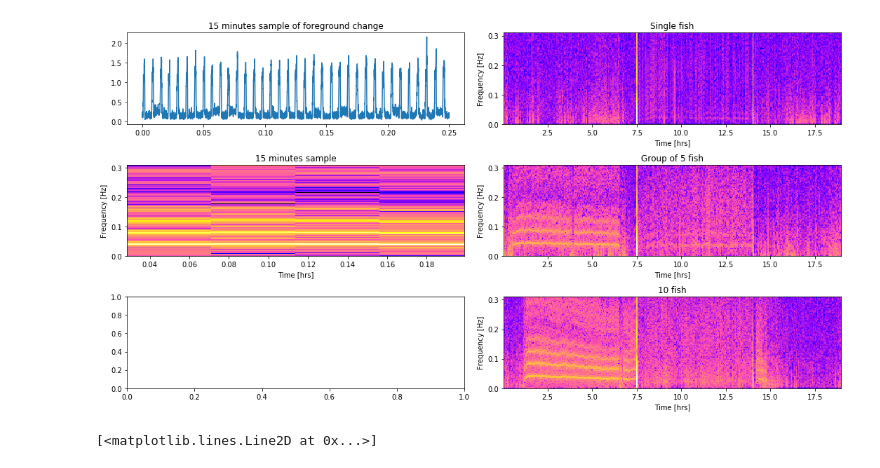
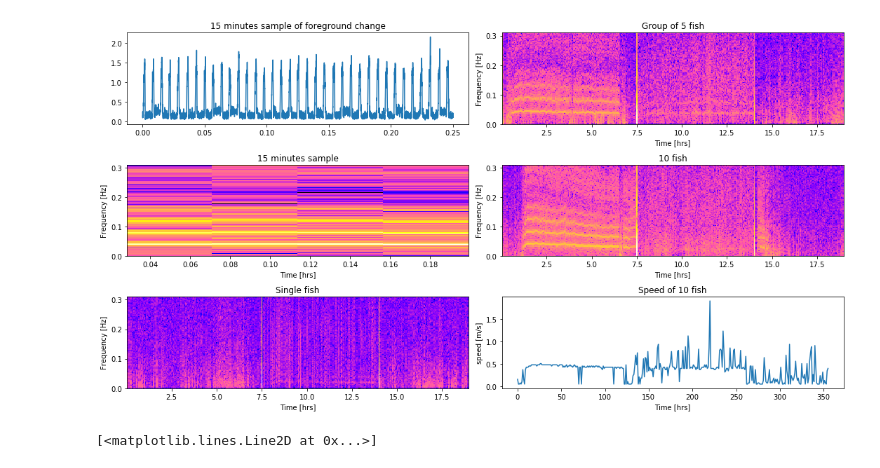
Before and after one commit to mixmixmix/parrtraks, a Jupyter notebook: AnalyseMigration.ipynb, the cells around one changed output. Saved outputs shown, nothing was run; the diff lists cells and outputs as text; code cells hidden in the pictures.

Commit message:
calculated speed

```diff
--- a/AnalyseMigration.ipynb
+++ b/AnalyseMigration.ipynb
@@ -54,57 +54,62 @@ frequencies15min, times15min, spectrogram15min = signal.spectrogram(min15sample,
                                                                     noverlap = 512)
 
 cmap = plt.get_cmap('gnuplot2')
-end = int(len(frequencies)/16) #only show low frequencies where movement happens
+end = int(len(frequencies1)/16) #only show low frequencies where movement happens
+
 
 
 #axes[row, column]
-axes[0, 0].plot(time[:len(min10sample)],min10sample)
+axes[0, 0].plot(time[:len(min15sample)],min15sample)
 axes[0, 0].set_title("15 minutes sample of foreground change")
+
 axes[1, 0].set_ylabel('[%] of image foreground change')
 axes[1, 0].set_ylabel('Time [hrs]')
-
-
-axes[1, 0].pcolormesh(times15min/3600, frequencies15min[:end], 10*np.log10(spectrogram10min[:end]), cmap=cmap)
+axes[1, 0].pcolormesh(times15min/3600, frequencies15min[:end], 10*np.log10(spectrogram15min[:end]), cmap=cmap)
 axes[1, 0].set_title("15 minutes sample")
 axes[1, 0].set_ylabel('Frequency [Hz]')
 axes[1, 0].set_xlabel('Time [hrs]')
 
-axes[0, 1].pcolormesh(times/3600, frequencies1[:end], 10*np.log10(spectrogram1[:end]), cmap=cmap)
-axes[0, 1].set_title("Single fish")
+axes[2, 0].pcolormesh(times/3600, frequencies1[:end], 10*np.log10(spectrogram1[:end]), cmap=cmap)
+axes[2, 0].set_title("Single fish")
+axes[2, 0].set_ylabel('Frequency [Hz]')
+axes[2, 0].set_xlabel('Time [hrs]')
+
+axes[0, 1].pcolormesh(times/3600, frequencies5[:end], 10*np.log10(spectrogram5[:end]), cmap=cmap)
+axes[0, 1].set_title("Group of 5 fish")
 axes[0, 1].set_ylabel('Frequency [Hz]')
 axes[0, 1].set_xlabel('Time [hrs]')
 
-axes[2, 1].pcolormesh(times/3600, frequencies10[:end], 10*np.log10(spectrogram10[:end]), cmap=cmap)
-axes[2, 1].set_title("10 fish")
-axes[2, 1].set_ylabel('Frequency [Hz]')
-axes[2, 1].set_xlabel('Time [hrs]')
+axes[1, 1].pcolormesh(times/3600, frequencies10[:end], 10*np.log10(spectrogram10[:end]), cmap=cmap)
+axes[1, 1].set_title("10 fish")
+axes[1, 1].set_ylabel('Frequency [Hz]')
+axes[1, 1].set_xlabel('Time [hrs]')
 
 
-axes[1, 1].pcolormesh(times/3600, frequencies5[:end], 10*np.log10(spectrogram5[:end]), cmap=cmap)
-axes[1, 1].set_title("Group of 5 fish")
-axes[1, 1].set_ylabel('Frequency [Hz]')
-axes[1, 1].set_xlabel('Time [hrs]')
+axes[2, 1].plot(11*frequencies5[np.argmax(spectrogram5,axis=0)])
+axes[2, 1].set_title("Speed of 10 fish")
+axes[2, 1].set_ylabel('speed [m/s]')
+axes[2, 1].set_xlabel('Time [hrs]')
 #axes[1, 1].set_xticks(time)
 plt.tight_layout()
 
 
 xdisplay=5
 ydisplay=5
 offset = 20
 bbox = dict(boxstyle="round", fc="0.8")
 arrowprops = dict(
     arrowstyle = "->",
     connectionstyle = "angle,angleA=0,angleB=90,rad=10")
 
 #disp = axes[1,1].annotate('data = (%.1f, %.1f)'%(xdisplay, ydisplay),
 #            (xdisplay, ydisplay), xytext=(0.5*offset, -offset),
 #            textcoords='offset points',
 #            bbox=bbox, arrowprops=arrowprops)
 
 
 plt.show()
 # %% [output]
-[figure, old version]
+[figure, new version]
 # %%
 plt.plot(f10[int(36000*2.5):int(36000*(2.5+(1/6)))])
 # %% [output]
```
Also changed, not shown: parts of 4 cells of this notebook.
